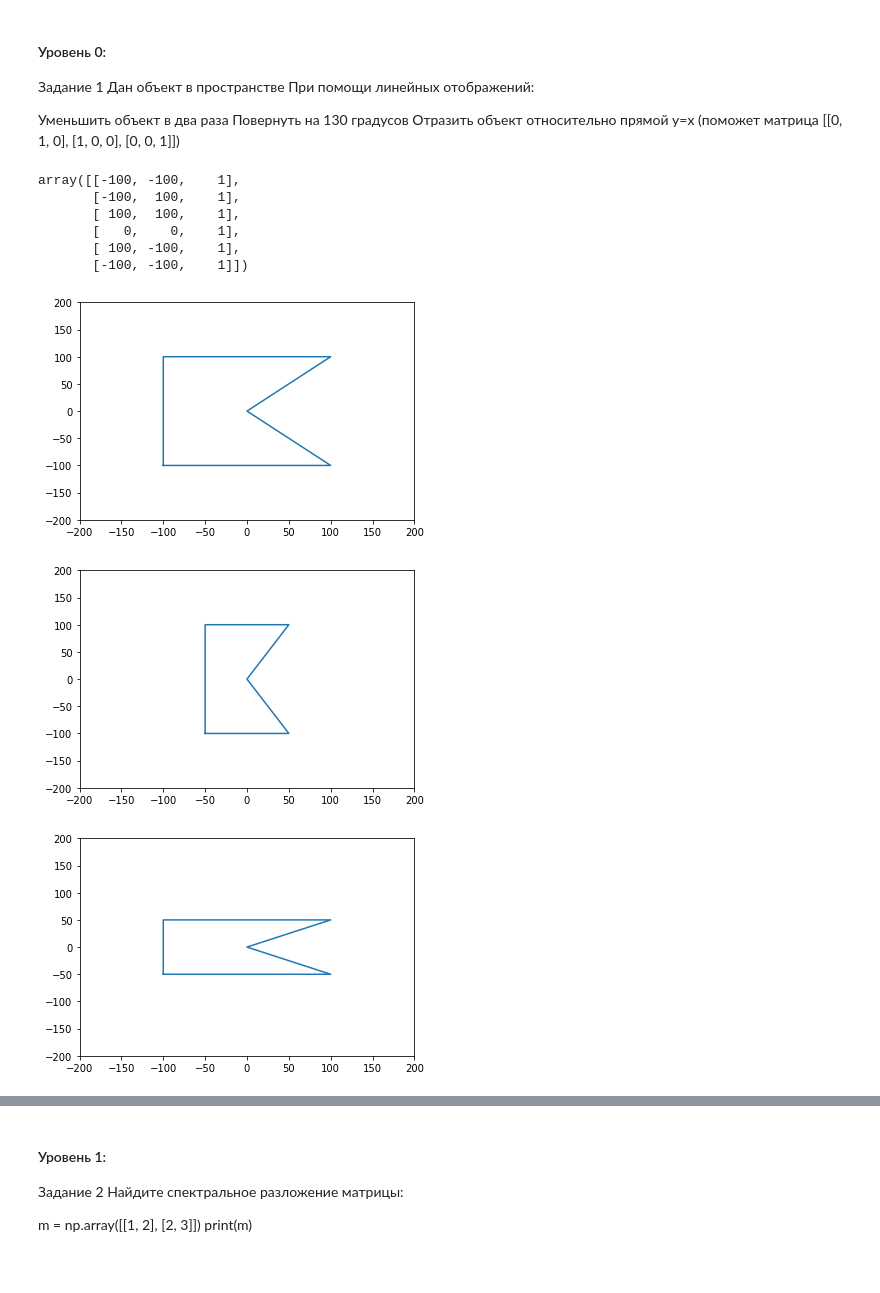
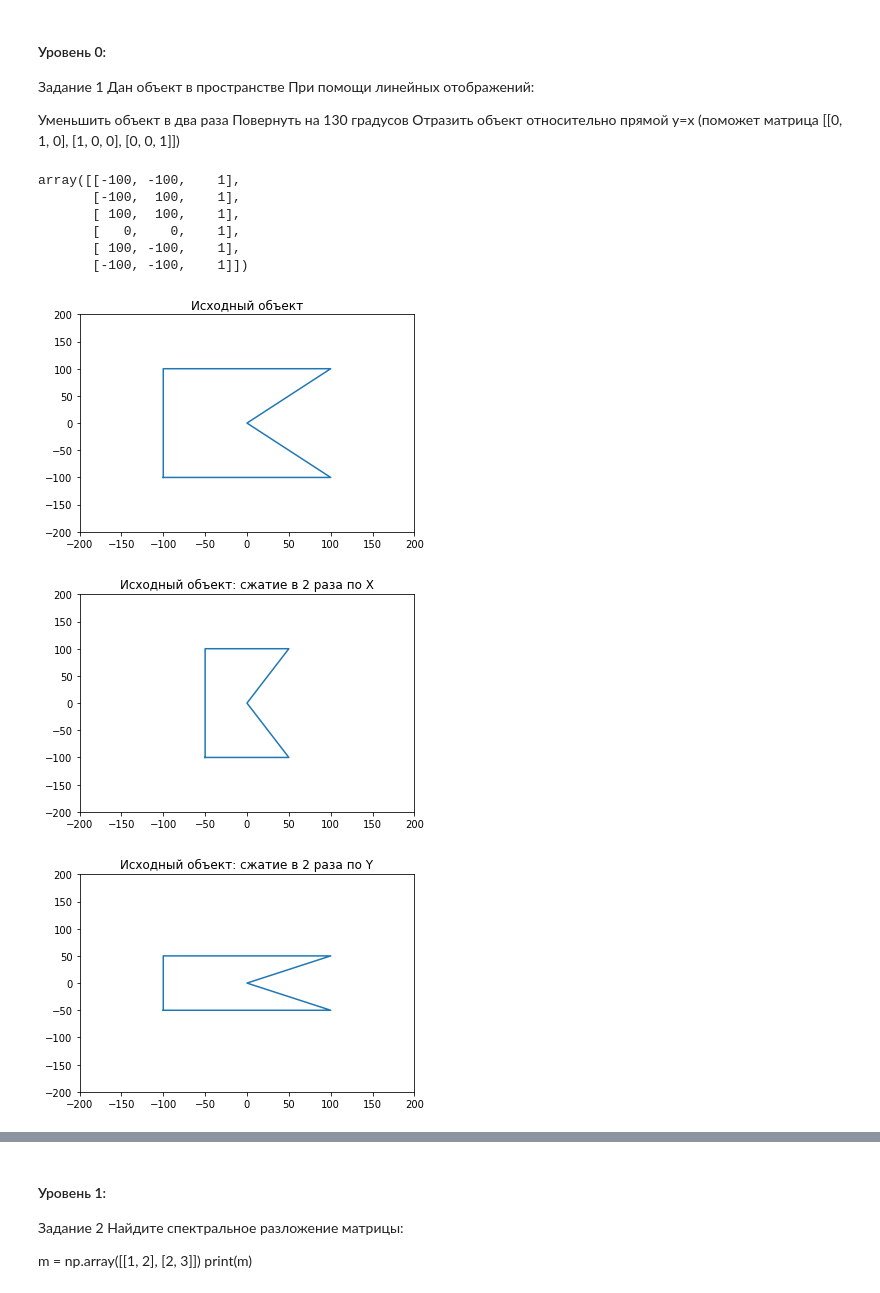
Before and after one commit to solobala/ABD26, a Jupyter notebook: MSD27_DZ3.ipynb, the cells around one changed output, grey strips where cells are left out. Cells and saved outputs as stored; diff of their text form; code cells hidden in the pictures.

```diff
--- a/MSD27_DZ3.ipynb
+++ b/MSD27_DZ3.ipynb
@@ -31,7 +31,7 @@ def init(A):
   ])
   return(A)
 # %%
-def get_draw(A):
+def get_draw(A, title):
   """
   Инициализирует исходную матрицу.
   Выводит чертеж фигуры с вершинами,
@@ -41,8 +41,11 @@ def get_draw(A):
 
   x = A[:,0]
   y = A[:,1]
-  plt.plot(x, y)
+  fig, ax = plt.subplots()
+  ax.plot(x,y)
+  # plt.plot(x, y)
   plt.ylim([-200, 200])
   plt.xlim([-200, 200])
+  ax.set(title=title)
   return(A)
 # %%
@@ -129,22 +132,22 @@ def get_reflect(A):
 # %%
 # Исходный рисунок
-get_draw(init(A))
+get_draw(init(A), 'Исходный объект')
 # %% [output]
 array([[-100, -100,    1],
        [-100,  100,    1],
        [ 100,  100,    1],
        [   0,    0,    1],
        [ 100, -100,    1],
        [-100, -100,    1]])
-[figure, old version]
+[figure, new version]
 # %%
-# уменьшим в 2 раза по оси х
-get_stretch(0.5,1,1,init(A))
+# уменьшим исходный объект в 2 раза по оси х
+get_stretch(0.5,1,1,init(A), 'Исходный объект: сжатие в 2 раза по Х')
 # %% [output]
-[figure, old version]
+[figure, new version]
 # %%
-# уменьшим в 2 раза по оси y:
-get_stretch(1,0.5,1,init(A))
+# уменьшим исходный объект в 2 раза по оси y:
+get_stretch(1,0.5,1,init(A), 'Исходный объект: сжатие в 2 раза по Y')
 # %% [output]
-[figure, old version]
+[figure, new version]
 # %%
```
Also changed, not shown: parts of 28 cells of this notebook.
